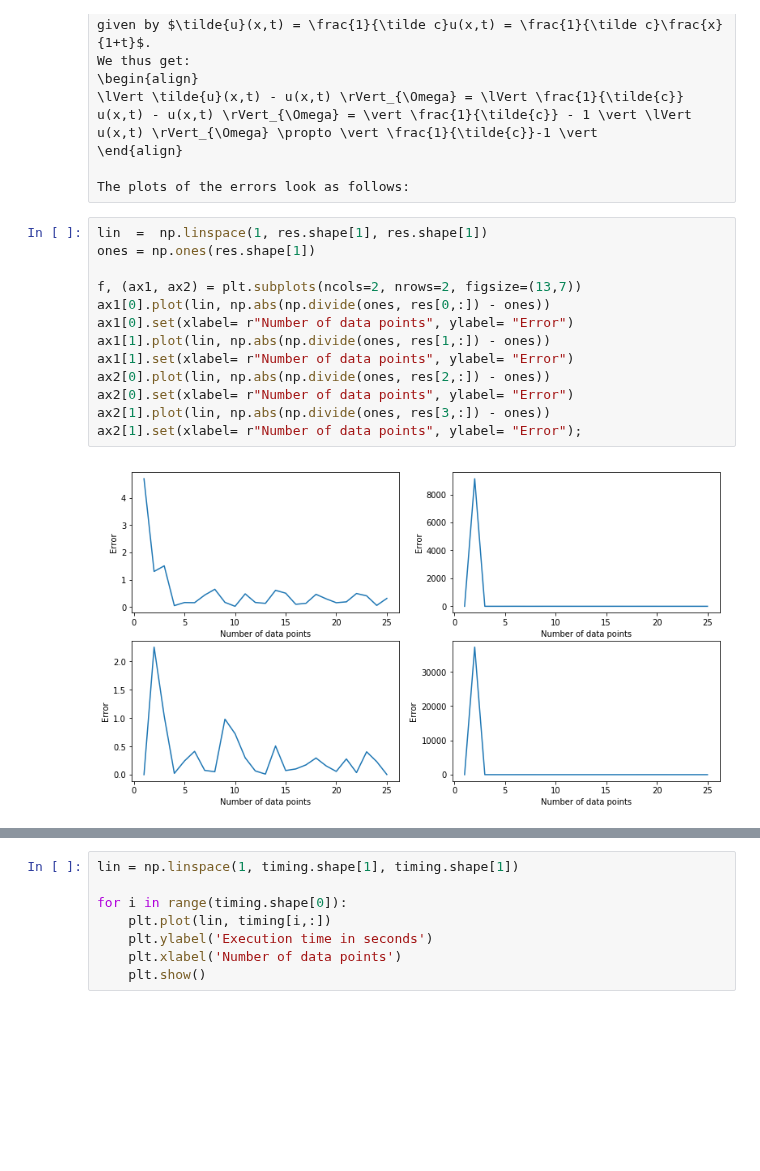
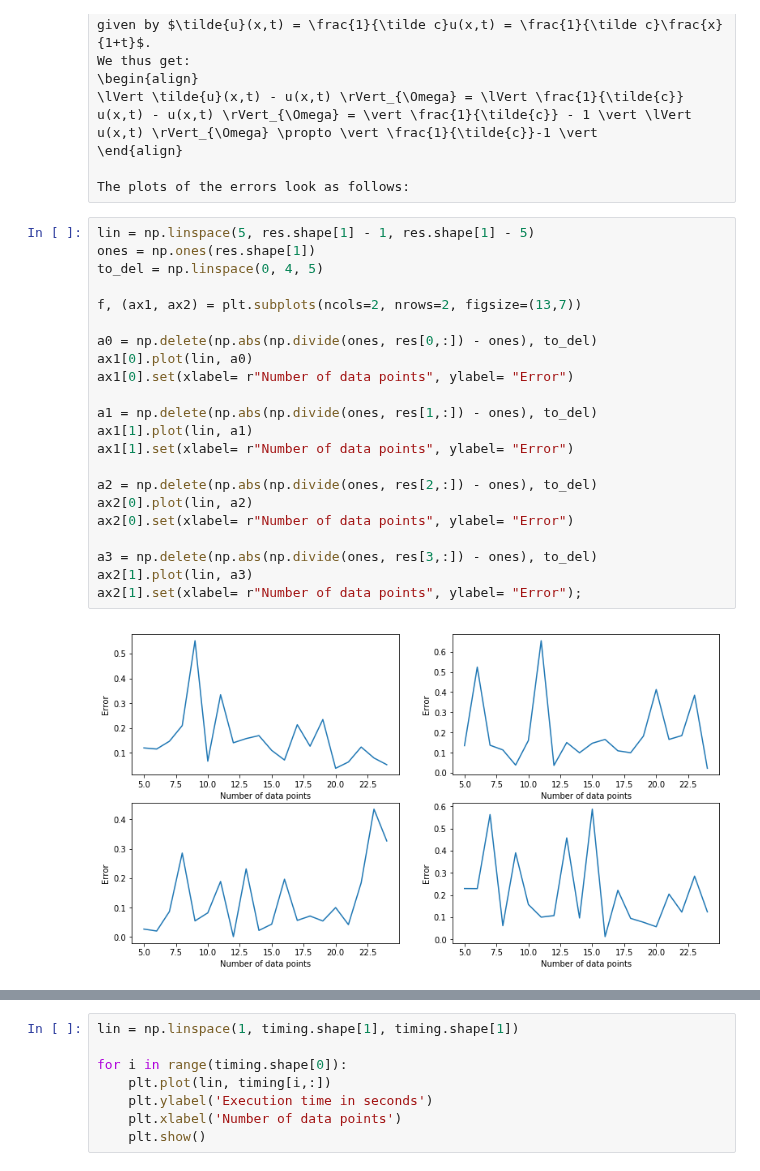
Before and after one commit to ratnania/mlhiphy, a Jupyter notebook: burgers_equation/burgerseq_mod.ipynb, the cells around one changed output, grey strips where cells are left out. Saved outputs shown, nothing was run; the diff lists cells and outputs as text; blank space fills up the shorter version.

```diff
--- a/burgers_equation/burgerseq_mod.ipynb
+++ b/burgers_equation/burgerseq_mod.ipynb
@@ -245,17 +264,26 @@ We thus get:
 
 The plots of the errors look as follows:
 # %%
-lin  =  np.linspace(1, res.shape[1], res.shape[1])
+lin = np.linspace(5, res.shape[1] - 1, res.shape[1] - 5)
 ones = np.ones(res.shape[1])
+to_del = np.linspace(0, 4, 5)
 
 f, (ax1, ax2) = plt.subplots(ncols=2, nrows=2, figsize=(13,7))
-ax1[0].plot(lin, np.abs(np.divide(ones, res[0,:]) - ones))
+
+a0 = np.delete(np.abs(np.divide(ones, res[0,:]) - ones), to_del)
+ax1[0].plot(lin, a0)
 ax1[0].set(xlabel= r"Number of data points", ylabel= "Error")
-ax1[1].plot(lin, np.abs(np.divide(ones, res[1,:]) - ones))
+
+a1 = np.delete(np.abs(np.divide(ones, res[1,:]) - ones), to_del)
+ax1[1].plot(lin, a1)
 ax1[1].set(xlabel= r"Number of data points", ylabel= "Error")
-ax2[0].plot(lin, np.abs(np.divide(ones, res[2,:]) - ones))
+
+a2 = np.delete(np.abs(np.divide(ones, res[2,:]) - ones), to_del)
+ax2[0].plot(lin, a2)
 ax2[0].set(xlabel= r"Number of data points", ylabel= "Error")
-ax2[1].plot(lin, np.abs(np.divide(ones, res[3,:]) - ones))
+
+a3 = np.delete(np.abs(np.divide(ones, res[3,:]) - ones), to_del)
+ax2[1].plot(lin, a3)
 ax2[1].set(xlabel= r"Number of data points", ylabel= "Error");
 # %% [output]
-[figure, old version]
+[figure, new version]
```
Also changed, not shown: parts of 17 cells of this notebook, 1 other file.
